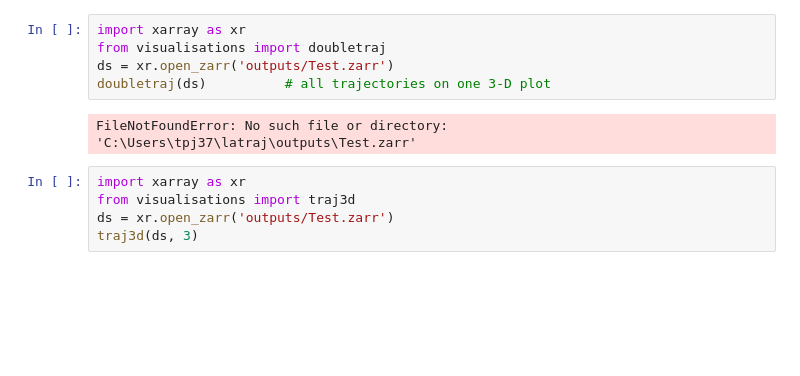
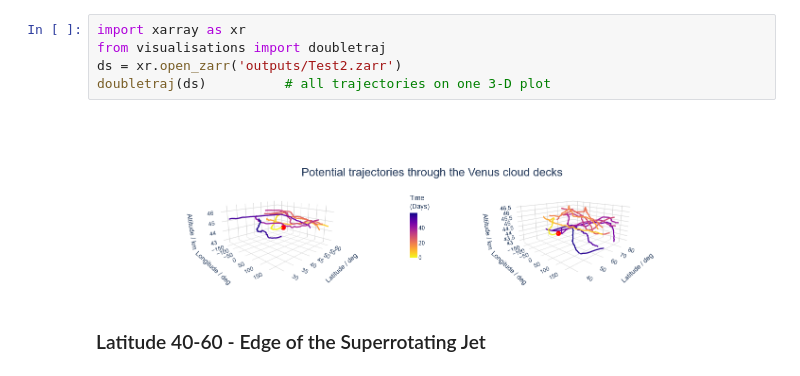
Before and after one commit to maureenjcohen/latraj, a Jupyter notebook: analysis.ipynb, the cells around one changed output. Drawn from its saved outputs; the diff is of its cells as text; blank space fills up the shorter version.

```diff
--- a/analysis.ipynb
+++ b/analysis.ipynb
@@ -19,12 +23,9 @@ Log file: C:\Users\tpj37\AppData\Local\Temp\parcels-tmp\3985338dbe74a4e395164522
 # %%
 import xarray as xr
 from visualisations import doubletraj
-ds = xr.open_zarr('outputs/Test.zarr')
+ds = xr.open_zarr('outputs/Test2.zarr')
 doubletraj(ds)          # all trajectories on one 3-D plot
 # %% [output]
-FileNotFoundError: No such file or directory: 'C:\Users\tpj37\latraj\outputs\Test.zarr'
+[figure, added]
-# %%
-import xarray as xr
-from visualisations import traj3d
-ds = xr.open_zarr('outputs/Test.zarr')
-traj3d(ds, 3)
+# %% [markdown]
+### Latitude 40-60 - Edge of the Superrotating Jet
```
Also changed, not shown: parts of 11 cells of this notebook.
